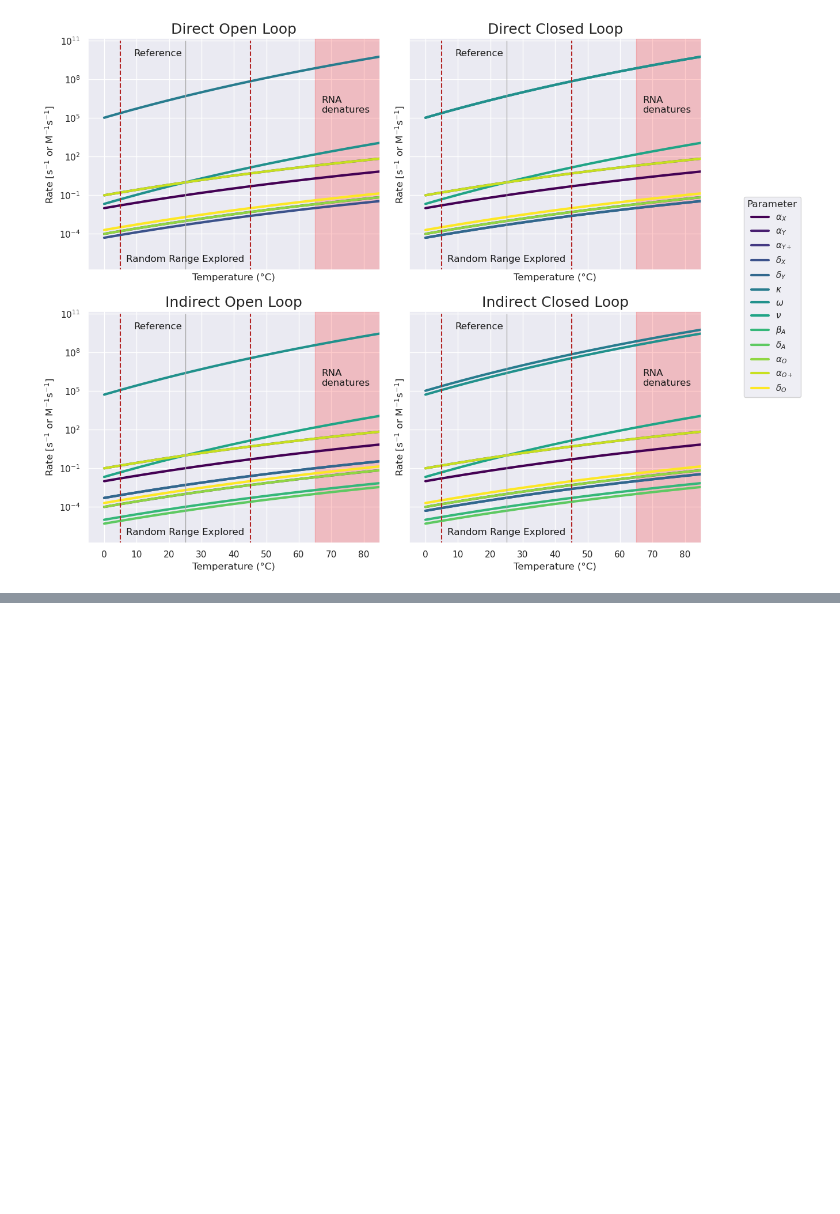
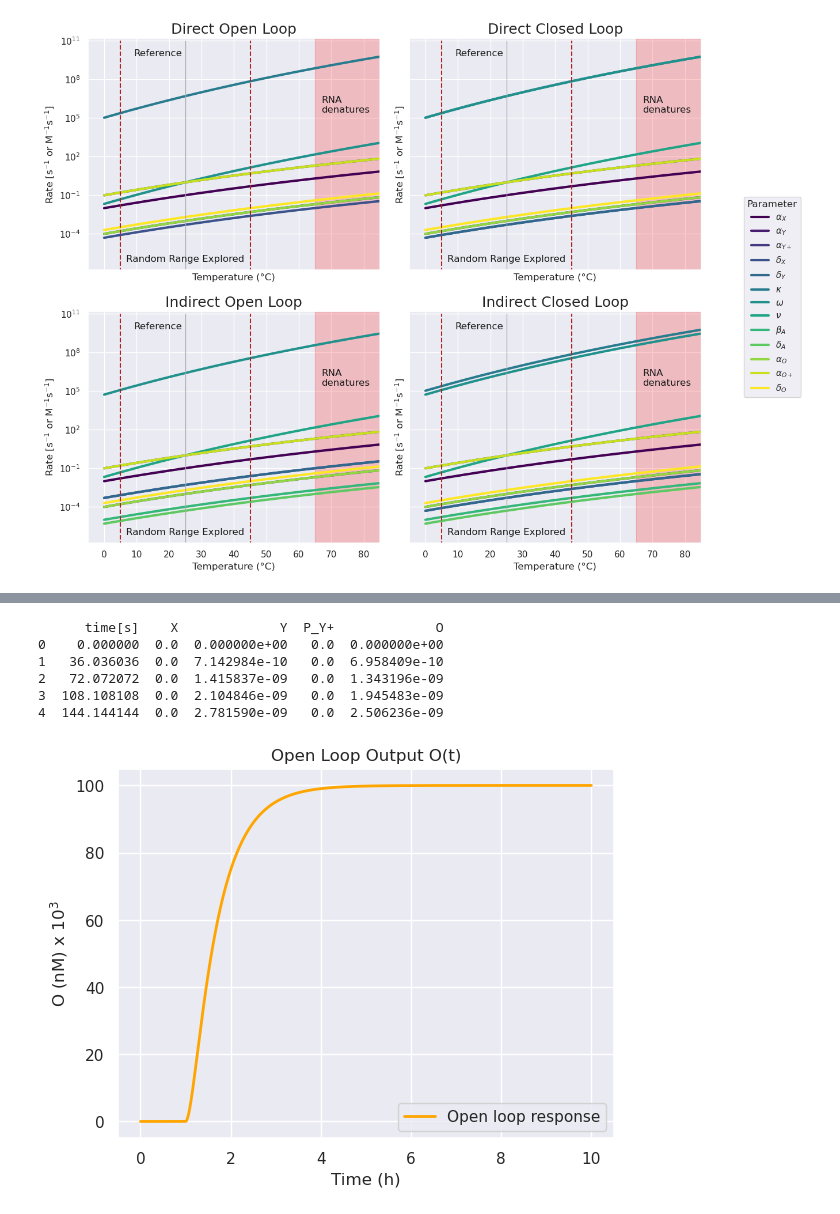
Before and after one commit to spackman/sysbio_RNA_controllers, a Jupyter notebook: direct_open_loop.ipynb, the cells around one changed output, grey strips where cells are left out. Cells and saved outputs as stored; diff of their text form; code cells hidden in the pictures; blank space fills up the shorter version.

```diff
--- a/direct_open_loop.ipynb
+++ b/direct_open_loop.ipynb
@@ -25,0 +45,4 @@ rate(controller="direct_open_loop", temperature_C=13)
+# %%
+# how to grab the parameters from the rate equation:
+# Load parameters
+params = rate(controller="direct_open_loop", temperature_C=25)
@@ -25,0 +159,38 @@ rate(controller="direct_open_loop", temperature_C=13)
+# %%
+params = {
+    "alpha_X": 0.1,
+    "alpha_Y": 0.001,
+    "alpha_Y_plus": 1.0,
+    "delta_X": 0.0005,
+    "delta_Y": 0.0005,
+    "kappa": 0.0,
+    "omega": 5e6,
+    "v": 1.0,
+    "alpha_O": 0.001,
+    "alpha_O_plus": 1.0,
+    "delta_O": 0.002,
+}
+
+df = dol_solution(params)
+print(df.head())
+# %% [output]
+      time[s]    X             Y  P_Y+             O
+0    0.000000  0.0  0.000000e+00   0.0  0.000000e+00
+1   36.036036  0.0  7.142984e-10   0.0  6.958409e-10
+2   72.072072  0.0  1.415837e-09   0.0  1.343196e-09
+3  108.108108  0.0  2.104846e-09   0.0  1.945483e-09
+4  144.144144  0.0  2.781590e-09   0.0  2.506236e-09
+# %%
+df = dol_solution(params)
+
+# 2) Convert time to hours and O to nM
+df['time_h'] = df['time[s]'] / 3600
+df['O_nM']   = df['O'] * 1e9 / 1000
+
+plt.plot(df['time_h'], df['O_nM'], color='orange', linewidth=2, label="Open loop response")
+plt.xlabel("Time (h)")
+plt.ylabel("O (nM) x $10^3$")
+plt.title("Open Loop Output O(t)")
+plt.legend();
+# %% [output]
+[figure, added]
```
Also changed, not shown: parts of 14 cells of this notebook.
